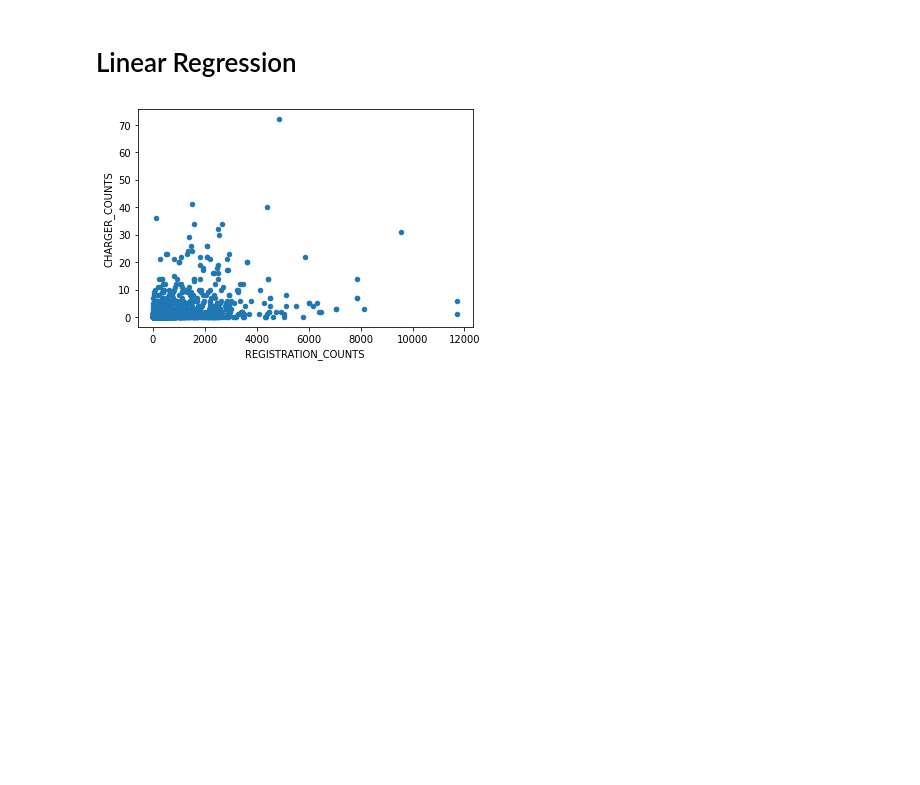
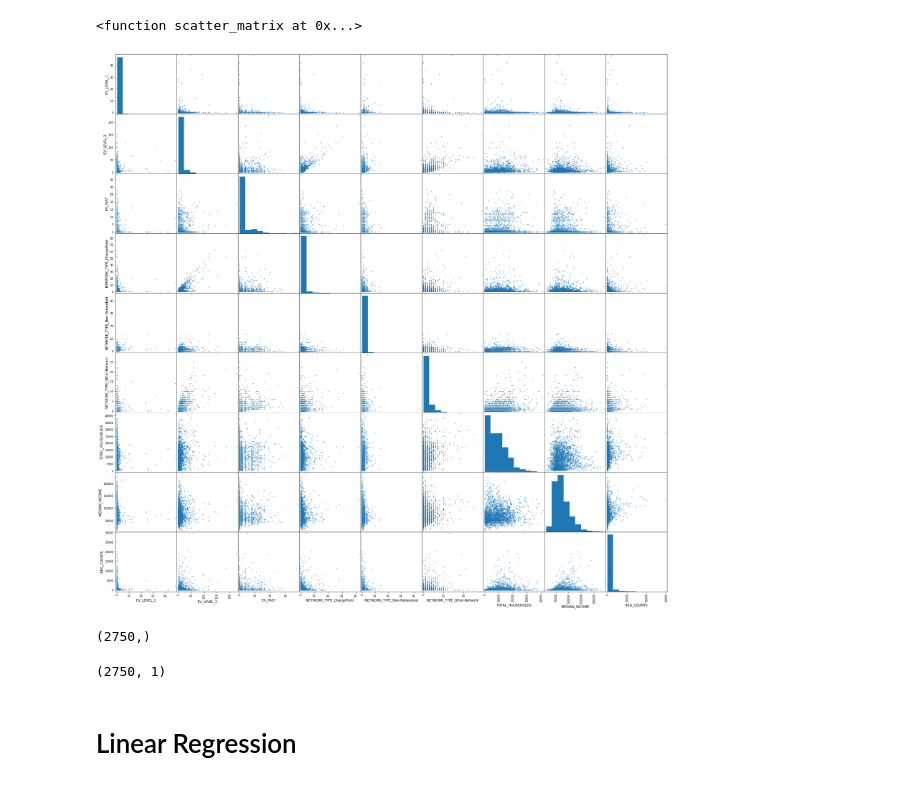
Before and after one commit to jmmadson/data_miners, a Jupyter notebook: ML_Model/data_miners_linear.ipynb, the cells around one changed output. Drawn from its saved outputs; the diff is of its cells as text; code cells hidden in the pictures; blank space fills up the shorter version.

```diff
--- a/ML_Model/data_miners_linear.ipynb
+++ b/ML_Model/data_miners_linear.ipynb
@@ -340,0 +88,28 @@ ny_ev_df.describe()
+# %%
+from pandas.plotting import scatter_matrix
+
+attributes = ['EV_LEVEL_1', 'EV_LEVEL_2', 'EV_FAST',
+              'NETWORK_TYPE_ChargePoint', 'NETWORK_TYPE_Non-Networked', 'NETWORK_TYPE_Other-Network',
+              'TOTAL_HOUSEHOLDS',	'MEDIAN_INCOME',
+              'REG_COUNTS']
+
+#attributes = ['EV_LEVEL_2',
+#              'NETWORK_TYPE_Other-Network',
+#              'TOTAL_HOUSEHOLDS',	'MEDIAN_INCOME',
+#              'REG_COUNTS']
+
+scatter_matrix(model_df[attributes], figsize=(30, 30))
+print(scatter_matrix)
+# %% [output]
+<function scatter_matrix at 0x...>
+[figure, added]
+# %%
+y = model_df.REG_COUNTS
+y.shape
+# %% [output]
+(2750,)
+# %%
+X = model_df.MEDIAN_INCOME.values.reshape(-1,1)
+X.shape
+# %% [output]
+(2750, 1)
@@ -341,11 +119,2 @@ ny_ev_df.describe()
 # %% [markdown]
 # Linear Regression
-# %%
-ny_ev_df.plot(
-    kind='scatter',
-    x='REGISTRATION_COUNTS',
-    y='CHARGER_COUNTS'
-    )
-plt.show()
-# %% [output]
-[figure, removed]
```
Also changed, not shown: parts of 51 cells of this notebook.
